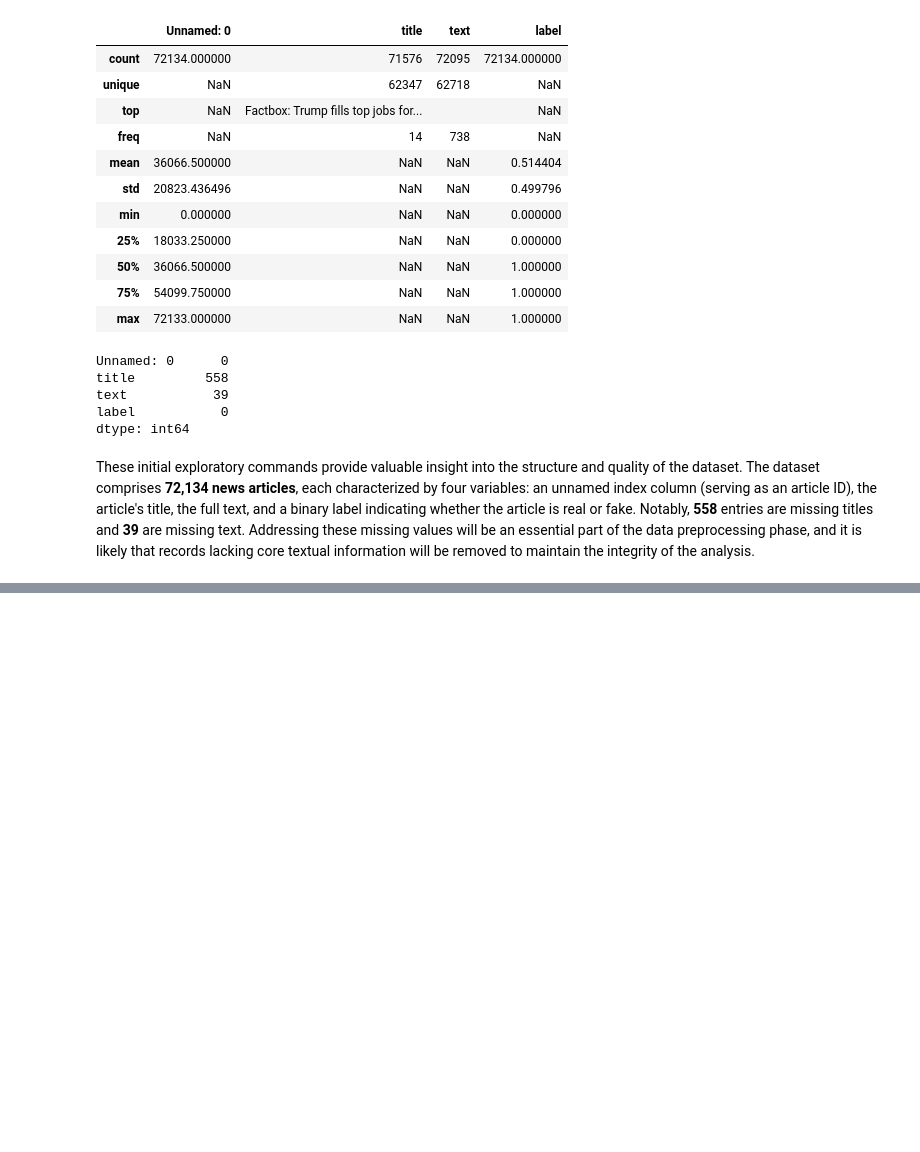
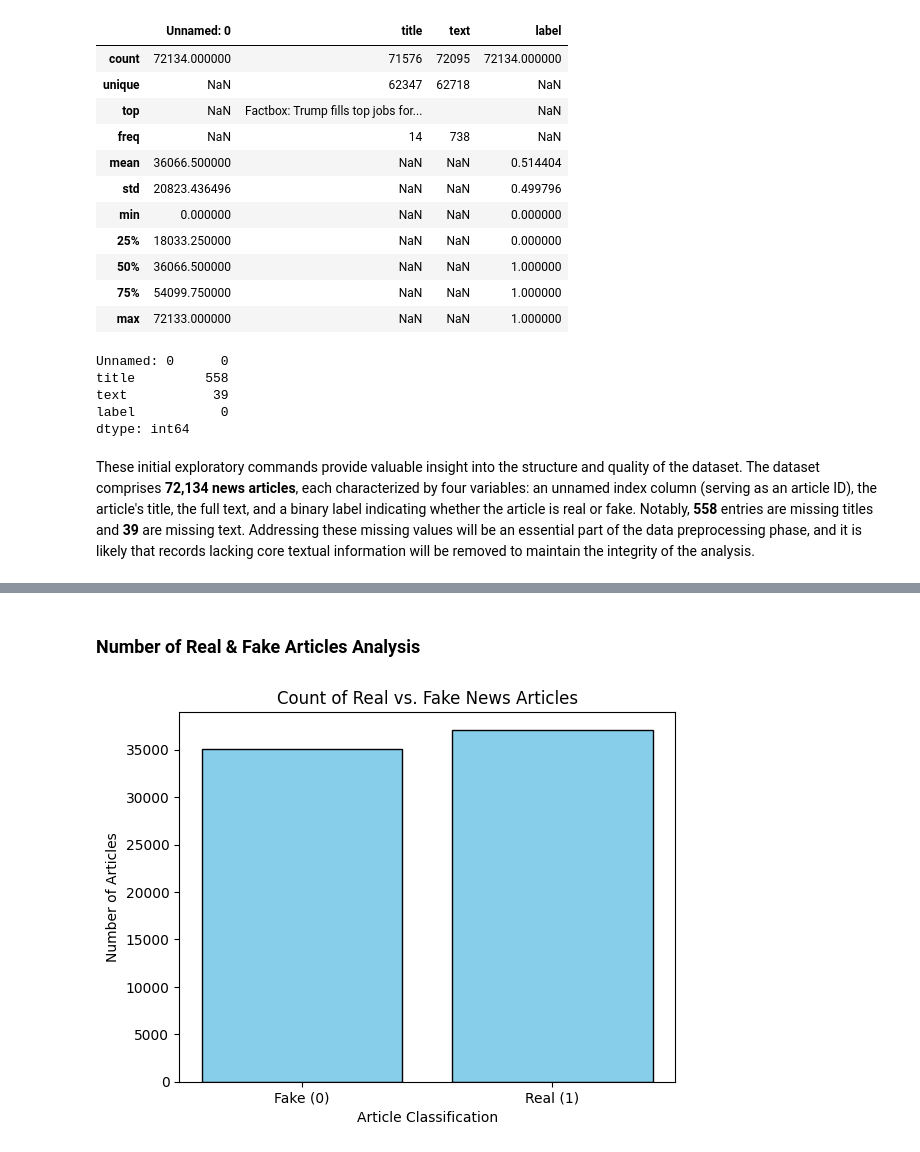
Before and after one commit to tkatz123/fake-news-detection, a Jupyter notebook: Code/exploratory_analysis.ipynb, the cells around one changed output, grey strips where cells are left out. Drawn from its saved outputs; the diff is of its cells as text; code cells hidden in the pictures; blank space fills up the shorter version.

```diff
--- a/Code/exploratory_analysis.ipynb
+++ b/Code/exploratory_analysis.ipynb
@@ -55,0 +106,14 @@ These initial exploratory commands provide valuable insight into the structure a
+# %% [markdown]
+### Number of Real & Fake Articles Analysis
+# %%
+#Ensures that 0 will come before 1 on the graph
+label_counts = df['label'].value_counts().sort_index()
+
+#Create a graph showing the counts of real vs. fake news articles
+plt.bar(['Fake (0)', 'Real (1)'], label_counts.values, color = 'skyblue', edgecolor = 'black')
+plt.title('Count of Real vs. Fake News Articles')
+plt.xlabel('Article Classification')
+plt.ylabel('Number of Articles')
+plt.show()
+# %% [output]
+[figure, added]
```
Also changed, not shown: parts of 20 cells of this notebook, 1 other file.
